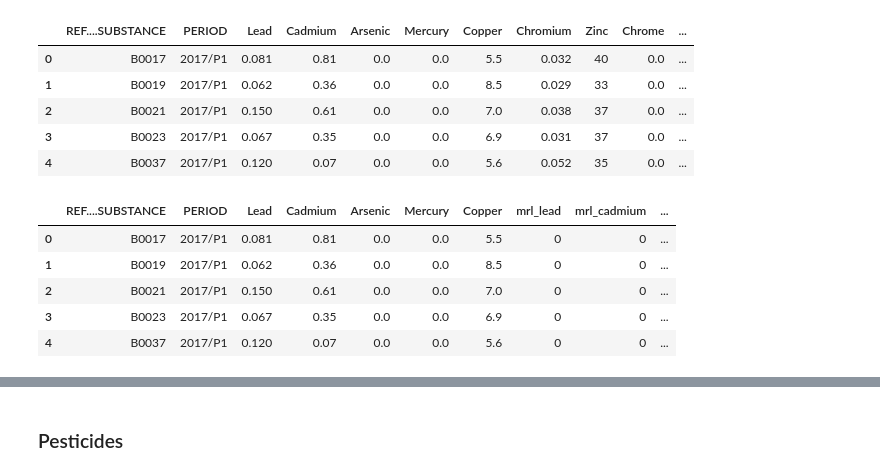
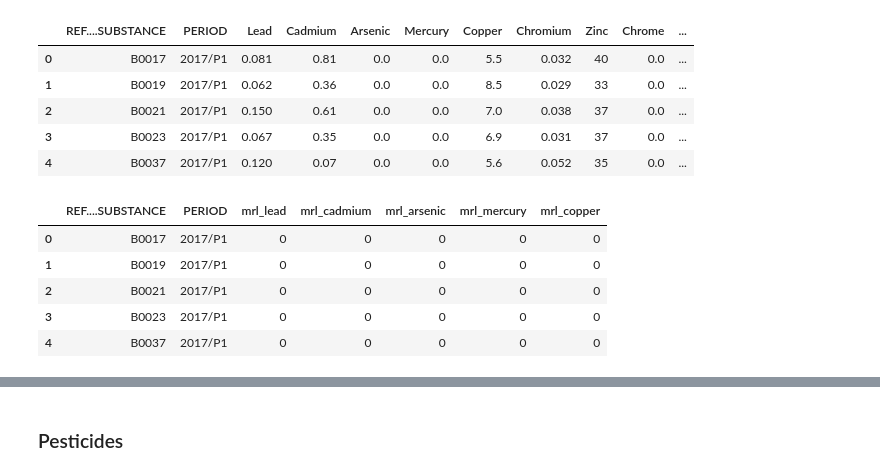
Before and after one commit to Demesmaeker/beeOdiversity, a Jupyter notebook: 01_preprocessing.ipynb, the cells around one changed output, grey strips where cells are left out. Cells and saved outputs as stored; diff of their text form; code cells hidden in the pictures.

```diff
--- a/01_preprocessing.ipynb
+++ b/01_preprocessing.ipynb
@@ -108,19 +108,27 @@ hm_df.head()
 | 2 | B0021 | 2017/P1 | 0.150 | 0.61 | 0.0 | 0.0 | 7.0 | 0.038 | 37 | 0.0 | ... |
 | 3 | B0023 | 2017/P1 | 0.067 | 0.35 | 0.0 | 0.0 | 6.9 | 0.031 | 37 | 0.0 | ... |
 | 4 | B0037 | 2017/P1 | 0.120 | 0.07 | 0.0 | 0.0 | 5.6 | 0.052 | 35 | 0.0 | ... |
-# %%
-hm_df = hm_df.drop(['Chromium'], axis=1)
-hm_df = hm_df.drop(['Chrome'], axis=1)
-hm_df = hm_df.drop(['Zinc'], axis=1)
-
-hm_df.head()
-# %% [output]
-|  | REF....SUBSTANCE | PERIOD | Lead | Cadmium | Arsenic | Mercury | Copper | mrl_lead | mrl_cadmium | ... |
-| 0 | B0017 | 2017/P1 | 0.081 | 0.81 | 0.0 | 0.0 | 5.5 | 0 | 0 | ... |
-| 1 | B0019 | 2017/P1 | 0.062 | 0.36 | 0.0 | 0.0 | 8.5 | 0 | 0 | ... |
-| 2 | B0021 | 2017/P1 | 0.150 | 0.61 | 0.0 | 0.0 | 7.0 | 0 | 0 | ... |
-| 3 | B0023 | 2017/P1 | 0.067 | 0.35 | 0.0 | 0.0 | 6.9 | 0 | 0 | ... |
-| 4 | B0037 | 2017/P1 | 0.120 | 0.07 | 0.0 | 0.0 | 5.6 | 0 | 0 | ... |
+# %%
+# Dropping columns of metals without specific threshhold level defined by laws
+hm_df = hm_df.drop(['Chromium'], axis=1)
+hm_df = hm_df.drop(['Chrome'], axis=1)
+hm_df = hm_df.drop(['Zinc'], axis=1)
+
+# Dropping other columns not needed anymore
+hm_df = hm_df.drop(['Lead'], axis=1)
+hm_df = hm_df.drop(['Cadmium'], axis=1)
+hm_df = hm_df.drop(['Arsenic'], axis=1)
+hm_df = hm_df.drop(['Mercury'], axis=1)
+hm_df = hm_df.drop(['Copper'], axis=1)
+
+hm_df.head()
+# %% [output]
+|  | REF....SUBSTANCE | PERIOD | mrl_lead | mrl_cadmium | mrl_arsenic | mrl_mercury | mrl_copper |
+| 0 | B0017 | 2017/P1 | 0 | 0 | 0 | 0 | 0 |
+| 1 | B0019 | 2017/P1 | 0 | 0 | 0 | 0 | 0 |
+| 2 | B0021 | 2017/P1 | 0 | 0 | 0 | 0 | 0 |
+| 3 | B0023 | 2017/P1 | 0 | 0 | 0 | 0 | 0 |
+| 4 | B0037 | 2017/P1 | 0 | 0 | 0 | 0 | 0 |
 # %%
 group_hm_df = hm_df.groupby('REF....SUBSTANCE').agg(max)
 group_hm_df.head()
```
Also changed, not shown: parts of 1 cell of this notebook.
